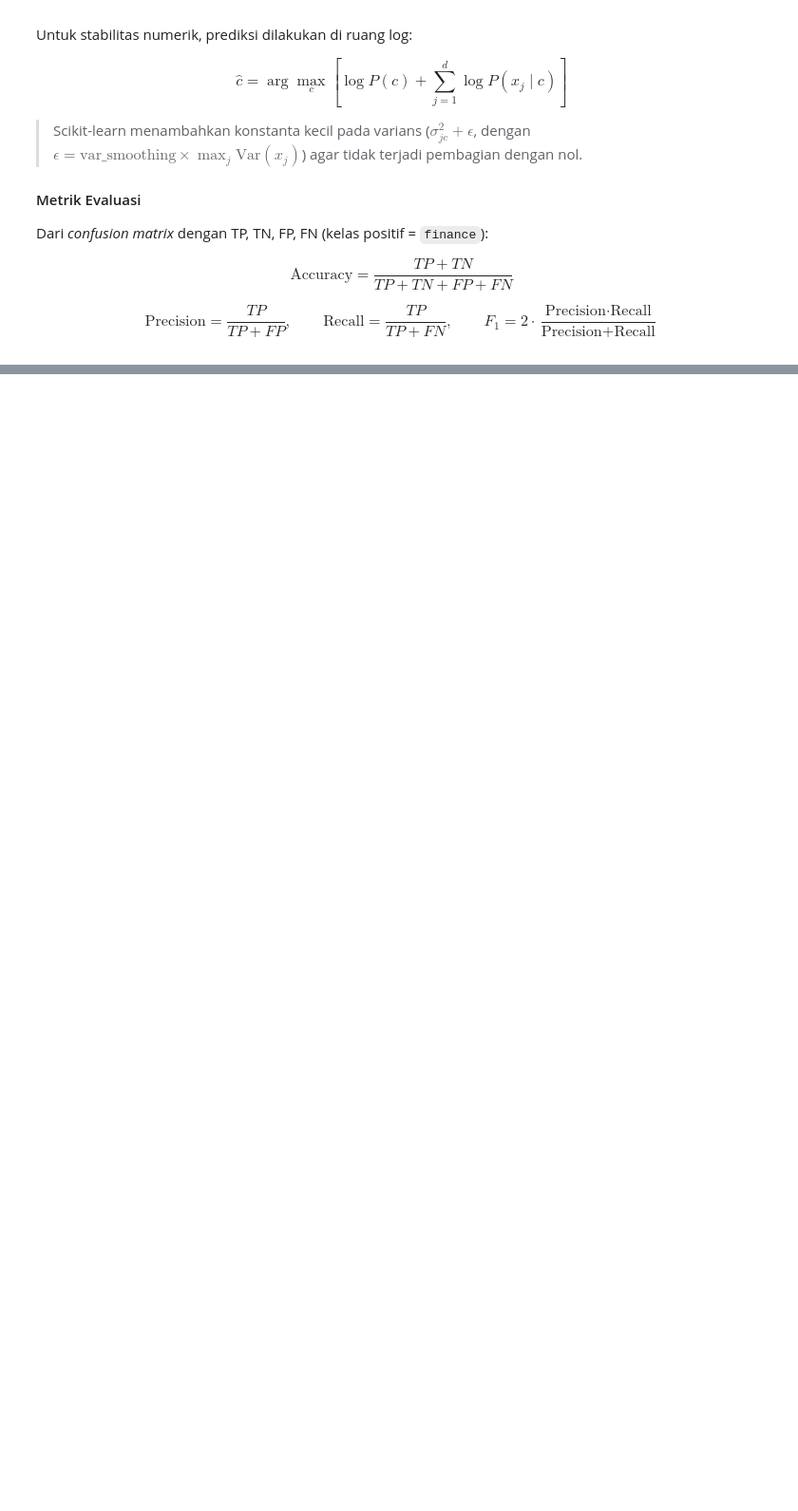
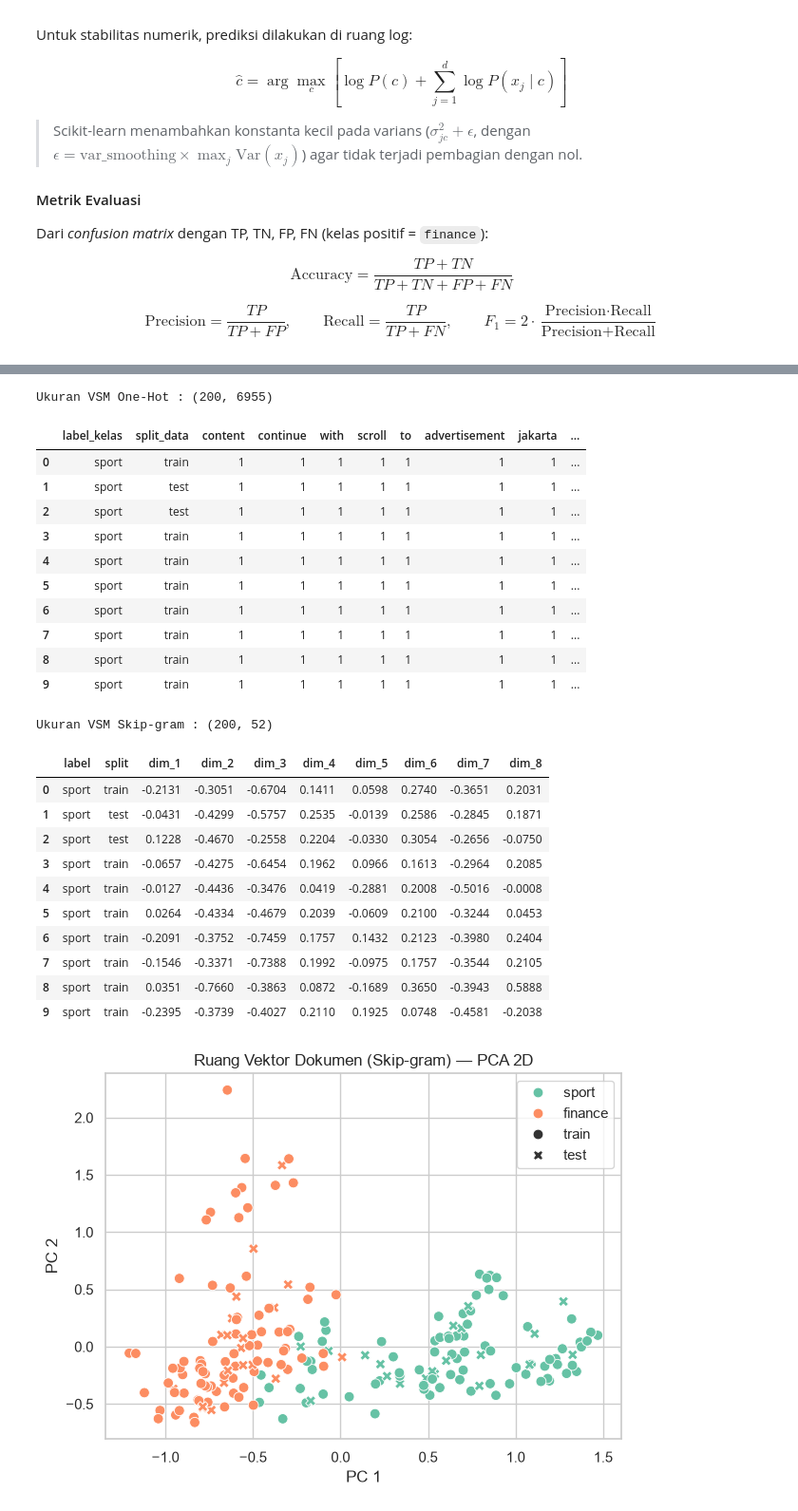
Before and after one commit to rhmnaan/ppw, a Jupyter notebook: klasifikasi_skipgram_naive_bayes.ipynb, the cells around one changed output, grey strips where cells are left out. Shown at 95% size. Saved outputs shown, nothing was run; the diff lists cells and outputs as text; code cells hidden in the pictures; blank space fills up the shorter version.

```diff
--- a/klasifikasi_skipgram_naive_bayes.ipynb
+++ b/klasifikasi_skipgram_naive_bayes.ipynb
@@ -1044,16 +1142,14 @@ $$\text{Accuracy} = \frac{TP + TN}{TP + TN + FP + FN}$$
 
 $$\text{Precision} = \frac{TP}{TP + FP}, \qquad \text{Recall} = \frac{TP}{TP + FN}, \qquad F_1 = 2\cdot\frac{\text{Precision}\cdot\text{Recall}}{\text{Precision}+\text{Recall}}$$
 # %%
-# Pilih konfigurasi Skip-gram terbaik dari tabel rekap
-best_sg = df_rekap[df_rekap["representasi"] == "Skip-gram"].iloc[0]
-BEST_PREP = best_sg["preprocessing"]
-BEST_VECTOR_SIZE, BEST_WINDOW = map(int, re.findall(r"\d+", best_sg["parameter"]))
-print(f"Konfigurasi terbaik : {BEST_PREP} | vector_size={BEST_VECTOR_SIZE}, window={BEST_WINDOW}")
+BEST_PARAMS = best_gs.best_params_
+print(f"Konfigurasi terbaik (Grid Search) : {BEST_PREP} | {BEST_PARAMS}")
+print(f"Akurasi CV pada data latih        : {best_gs.best_score_:.4f}")
 
-akurasi, y_pred, model_sg = evaluasi_skipgram(
-    prep_results[BEST_PREP], idx_train, idx_test, y_train, y_test,
-    vector_size=BEST_VECTOR_SIZE, window=BEST_WINDOW
-)
+tokens_best = prep_results[BEST_PREP].tolist()
+y_pred = best_pipe.predict([tokens_best[i] for i in idx_test])
+akurasi = accuracy_score(y_test, y_pred)
+model_sg = best_pipe.named_steps["w2v"].model_
 print(f"Akurasi Gaussian Naive Bayes : {akurasi:.4f}")
 print("Ukuran kosakata model        :", len(model_sg.wv))
 
@@ -1109,0 +1209,63 @@ Kata terdekat dengan 'rupiah':
+# %%
+split_ket = np.where(np.isin(np.arange(len(df_berita)), idx_train), "train", "test")
+
+# (a) VSM One-Hot: baris = dokumen, kolom = kata (kosakata dari data latih saja)
+vec_vsm = CountVectorizer(tokenizer=lambda x: x, preprocessor=lambda x: x,
+                          lowercase=False, token_pattern=None, binary=True)
+vec_vsm.fit([tokens_best[i] for i in idx_train])
+X_oh = vec_vsm.transform(tokens_best)
+terms = vec_vsm.get_feature_names_out()
+
+df_vsm_onehot = pd.DataFrame(X_oh.toarray(), columns=terms)
+df_vsm_onehot.insert(0, "label_kelas", df_berita["label"].values)   # diubah
+df_vsm_onehot.insert(1, "split_data", split_ket)                    # diubah
+print("Ukuran VSM One-Hot :", df_vsm_onehot.shape)
+
+# kolom terlalu banyak -> tampilkan 12 kata dengan frekuensi dokumen tertinggi
+top_terms = terms[np.argsort(np.asarray(X_oh.sum(axis=0)).ravel())[::-1][:12]]
+display(df_vsm_onehot[["label_kelas", "split_data", *top_terms]].head(10))   # diubah
+
+# (b) VSM Skip-gram: baris = dokumen, kolom = dimensi embedding
+w2v_step = best_pipe.named_steps["w2v"]
+X_sg = w2v_step.transform(tokens_best)
+
+df_vsm_skipgram = pd.DataFrame(X_sg, columns=[f"dim_{i+1}" for i in range(w2v_step.vector_size)])
+df_vsm_skipgram.insert(0, "label", df_berita["label"].values)
+df_vsm_skipgram.insert(1, "split", split_ket)
+print("Ukuran VSM Skip-gram :", df_vsm_skipgram.shape)
+display(df_vsm_skipgram.iloc[:10, :10].round(4))
+
+# (c) Proyeksi 2D (PCA) berwarna per label
+Z = PCA(n_components=2, random_state=SEED).fit_transform(X_sg)
+plt.figure(figsize=(7, 5))
+sns.scatterplot(x=Z[:, 0], y=Z[:, 1], hue=df_berita["label"].values,
+                style=split_ket, palette="Set2", s=60)
+plt.title("Ruang Vektor Dokumen (Skip-gram) — PCA 2D")
+plt.xlabel("PC 1"); plt.ylabel("PC 2")
+plt.show()
+# %% [output]
+Ukuran VSM One-Hot : (200, 6955)
+|  | label_kelas | split_data | content | continue | with | scroll | to | advertisement | jakarta | ... |
+| 0 | sport | train | 1 | 1 | 1 | 1 | 1 | 1 | 1 | ... |
+| 1 | sport | test | 1 | 1 | 1 | 1 | 1 | 1 | 1 | ... |
+| 2 | sport | test | 1 | 1 | 1 | 1 | 1 | 1 | 1 | ... |
+| 3 | sport | train | 1 | 1 | 1 | 1 | 1 | 1 | 1 | ... |
+| 4 | sport | train | 1 | 1 | 1 | 1 | 1 | 1 | 1 | ... |
+| 5 | sport | train | 1 | 1 | 1 | 1 | 1 | 1 | 1 | ... |
+| 6 | sport | train | 1 | 1 | 1 | 1 | 1 | 1 | 1 | ... |
+| 7 | sport | train | 1 | 1 | 1 | 1 | 1 | 1 | 1 | ... |
+| 8 | sport | train | 1 | 1 | 1 | 1 | 1 | 1 | 1 | ... |
+| 9 | sport | train | 1 | 1 | 1 | 1 | 1 | 1 | 1 | ... |
+Ukuran VSM Skip-gram : (200, 52)
+|  | label | split | dim_1 | dim_2 | dim_3 | dim_4 | dim_5 | dim_6 | dim_7 | dim_8 |
+| 0 | sport | train | -0.2131 | -0.3051 | -0.6704 | 0.1411 | 0.0598 | 0.2740 | -0.3651 | 0.2031 |
+| 1 | sport | test | -0.0431 | -0.4299 | -0.5757 | 0.2535 | -0.0139 | 0.2586 | -0.2845 | 0.1871 |
+| 2 | sport | test | 0.1228 | -0.4670 | -0.2558 | 0.2204 | -0.0330 | 0.3054 | -0.2656 | -0.0750 |
+| 3 | sport | train | -0.0657 | -0.4275 | -0.6454 | 0.1962 | 0.0966 | 0.1613 | -0.2964 | 0.2085 |
+| 4 | sport | train | -0.0127 | -0.4436 | -0.3476 | 0.0419 | -0.2881 | 0.2008 | -0.5016 | -0.0008 |
+| 5 | sport | train | 0.0264 | -0.4334 | -0.4679 | 0.2039 | -0.0609 | 0.2100 | -0.3244 | 0.0453 |
+| 6 | sport | train | -0.2091 | -0.3752 | -0.7459 | 0.1757 | 0.1432 | 0.2123 | -0.3980 | 0.2404 |
+| 7 | sport | train | -0.1546 | -0.3371 | -0.7388 | 0.1992 | -0.0975 | 0.1757 | -0.3544 | 0.2105 |
+| 8 | sport | train | 0.0351 | -0.7660 | -0.3863 | 0.0872 | -0.1689 | 0.3650 | -0.3943 | 0.5888 |
+| 9 | sport | train | -0.2395 | -0.3739 | -0.4027 | 0.2110 | 0.1925 | 0.0748 | -0.4581 | -0.2038 |
+[figure, added]
```
Also changed, not shown: parts of 12 cells of this notebook, 15 other files.
